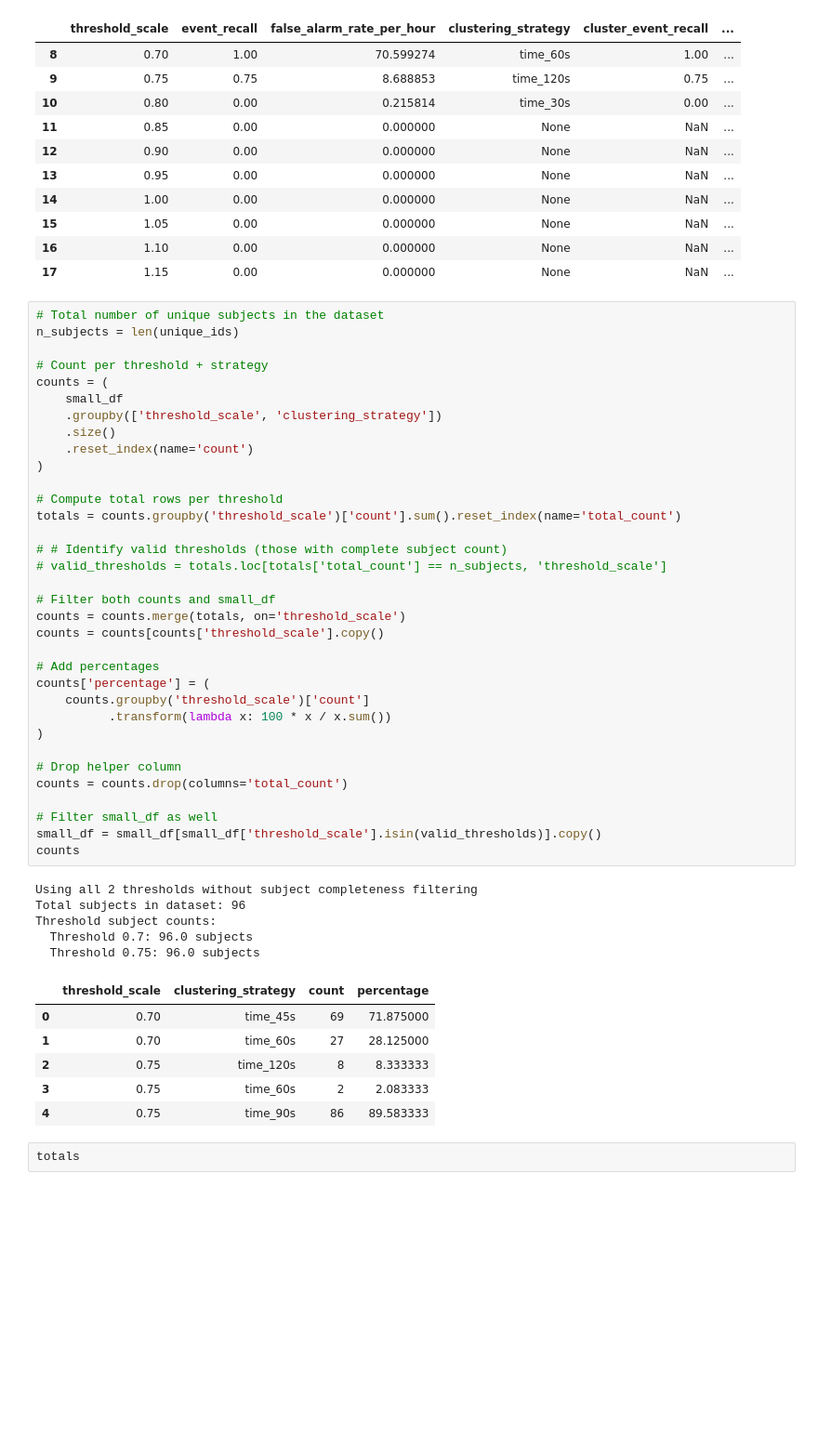
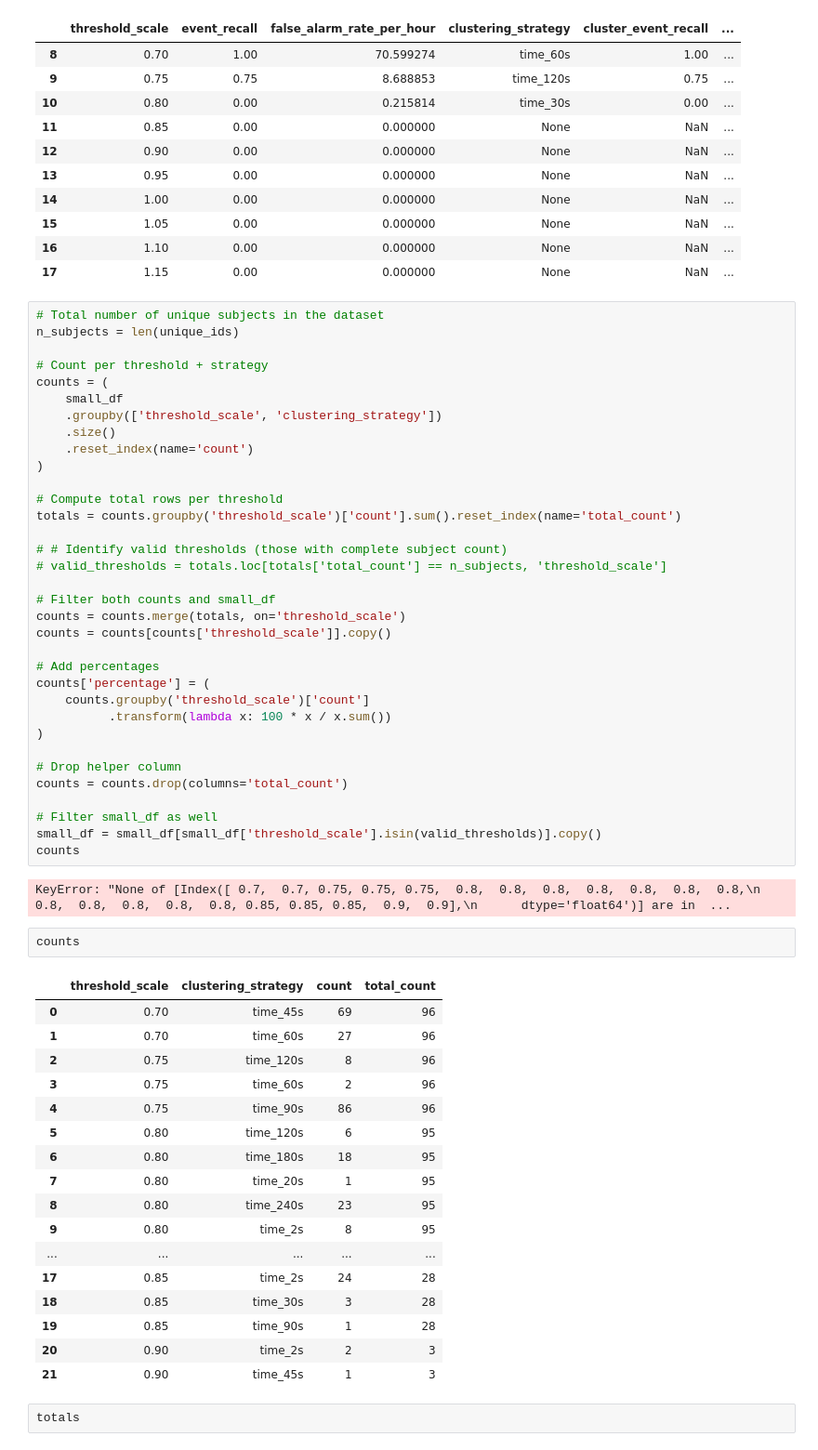
Before and after one commit to creintjes/ecg-seizure-detection, a Jupyter notebook: TimeVQVAE-AD/evaluation/final_analysis.ipynb, the cells around one changed output. Shown at 93% size. Saved outputs shown, nothing was run; the diff lists cells and outputs as text; blank space fills up the shorter version.

```diff
--- a/TimeVQVAE-AD/evaluation/final_analysis.ipynb
+++ b/TimeVQVAE-AD/evaluation/final_analysis.ipynb
@@ -175,7 +159,7 @@ totals = counts.groupby('threshold_scale')['count'].sum().reset_index(name='tota
 
 # Filter both counts and small_df
 counts = counts.merge(totals, on='threshold_scale')
-counts = counts[counts['threshold_scale'].copy()
+counts = counts[counts['threshold_scale']].copy()
 
 # Add percentages
 counts['percentage'] = (
@@ -190,17 +174,27 @@ counts = counts.drop(columns='total_count')
 small_df = small_df[small_df['threshold_scale'].isin(valid_thresholds)].copy()
 counts
 # %% [output]
-Using all 2 thresholds without subject completeness filtering
-Total subjects in dataset: 96
-Threshold subject counts:
-  Threshold 0.7: 96.0 subjects
-  Threshold 0.75: 96.0 subjects
+KeyError: "None of [Index([ 0.7,  0.7, 0.75, 0.75, 0.75,  0.8,  0.8,  0.8,  0.8,  0.8,  0.8,  0.8,\n        0.8,  0.8,  0.8,  0.8,  0.8, 0.85, 0.85, 0.85,  0.9,  0.9],\n      dtype='float64')] are in  ...
-|  | threshold_scale | clustering_strategy | count | percentage |
-| 0 | 0.70 | time_45s | 69 | 71.875000 |
-| 1 | 0.70 | time_60s | 27 | 28.125000 |
-| 2 | 0.75 | time_120s | 8 | 8.333333 |
-| 3 | 0.75 | time_60s | 2 | 2.083333 |
-| 4 | 0.75 | time_90s | 86 | 89.583333 |
+# %%
+counts
+# %% [output]
+|  | threshold_scale | clustering_strategy | count | total_count |
+| 0 | 0.70 | time_45s | 69 | 96 |
+| 1 | 0.70 | time_60s | 27 | 96 |
+| 2 | 0.75 | time_120s | 8 | 96 |
+| 3 | 0.75 | time_60s | 2 | 96 |
+| 4 | 0.75 | time_90s | 86 | 96 |
+| 5 | 0.80 | time_120s | 6 | 95 |
+| 6 | 0.80 | time_180s | 18 | 95 |
+| 7 | 0.80 | time_20s | 1 | 95 |
+| 8 | 0.80 | time_240s | 23 | 95 |
+| 9 | 0.80 | time_2s | 8 | 95 |
+| ... | ... | ... | ... | ... |
+| 17 | 0.85 | time_2s | 24 | 28 |
+| 18 | 0.85 | time_30s | 3 | 28 |
+| 19 | 0.85 | time_90s | 1 | 28 |
+| 20 | 0.90 | time_2s | 2 | 3 |
+| 21 | 0.90 | time_45s | 1 | 3 |
 # %%
 totals
 # %% [output]
```
Also changed, not shown: parts of 7 cells of this notebook, 22 other files.
